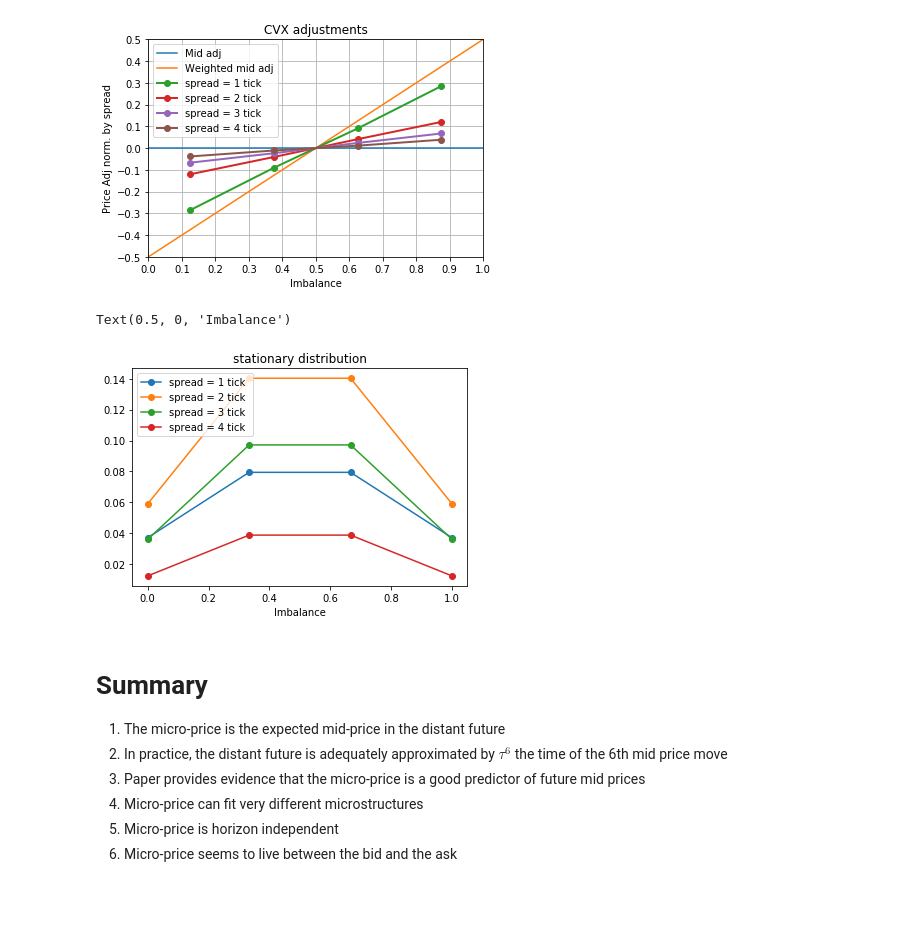
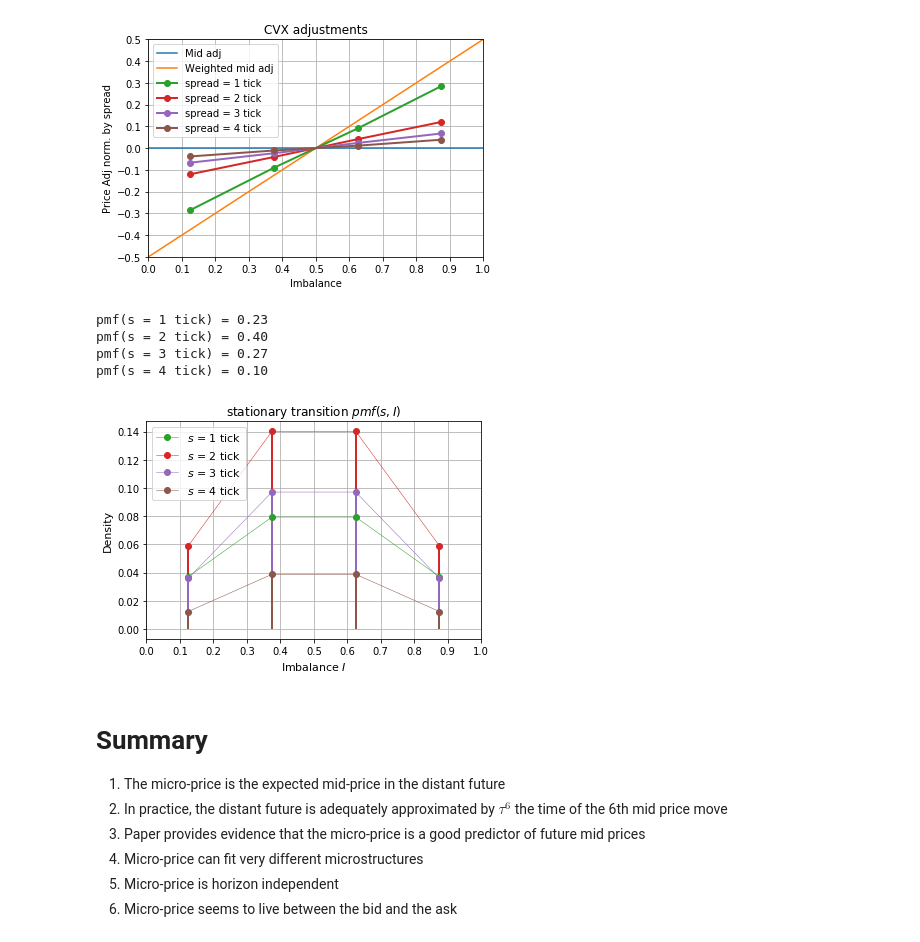
Before and after one commit to sstoikov/microprice, a Jupyter notebook: Microprice - Big Data Conference.ipynb, the cells around one changed output. Cells and saved outputs as stored; diff of their text form; code cells hidden in the pictures; blank space fills up the shorter version.

```diff
--- a/Microprice - Big Data Conference.ipynb
+++ b/Microprice - Big Data Conference.ipynb
@@ -407,17 +426,15 @@ Gstar, Bstar = calc_price_adj(G1, B, order='stationary')
 plot_Gstar(ticker, Gstar, misc)
 # %% [output]
 [figure]
-# %%
-W=np.linalg.matrix_power(B,100)
-for i in range(0,n_spread):
-    plt.plot(imb,W[0][(0+i*n_imb):(n_imb+i*n_imb)],label="spread = "+str(i+1)+" tick ",marker='o')
-
-plt.legend(loc='upper left')
-plt.title('stationary distribution')
-plt.xlabel('Imbalance')
-# %% [output]
-Text(0.5, 0, 'Imbalance')
-[figure, removed]
+# %%
+Bstar_pdf = Bstar.iloc[0]  # ~= np.linalg.matrix_power(B,10).iloc[0]
+plot_Bstar(Bstar_pdf, misc)
+# %% [output]
+pmf(s = 1 tick) = 0.23
+pmf(s = 2 tick) = 0.40
+pmf(s = 3 tick) = 0.27
+pmf(s = 4 tick) = 0.10
+[figure, added]
 # %% [markdown]
 # Summary
 
```
Also changed, not shown: parts of 3 cells of this notebook.
